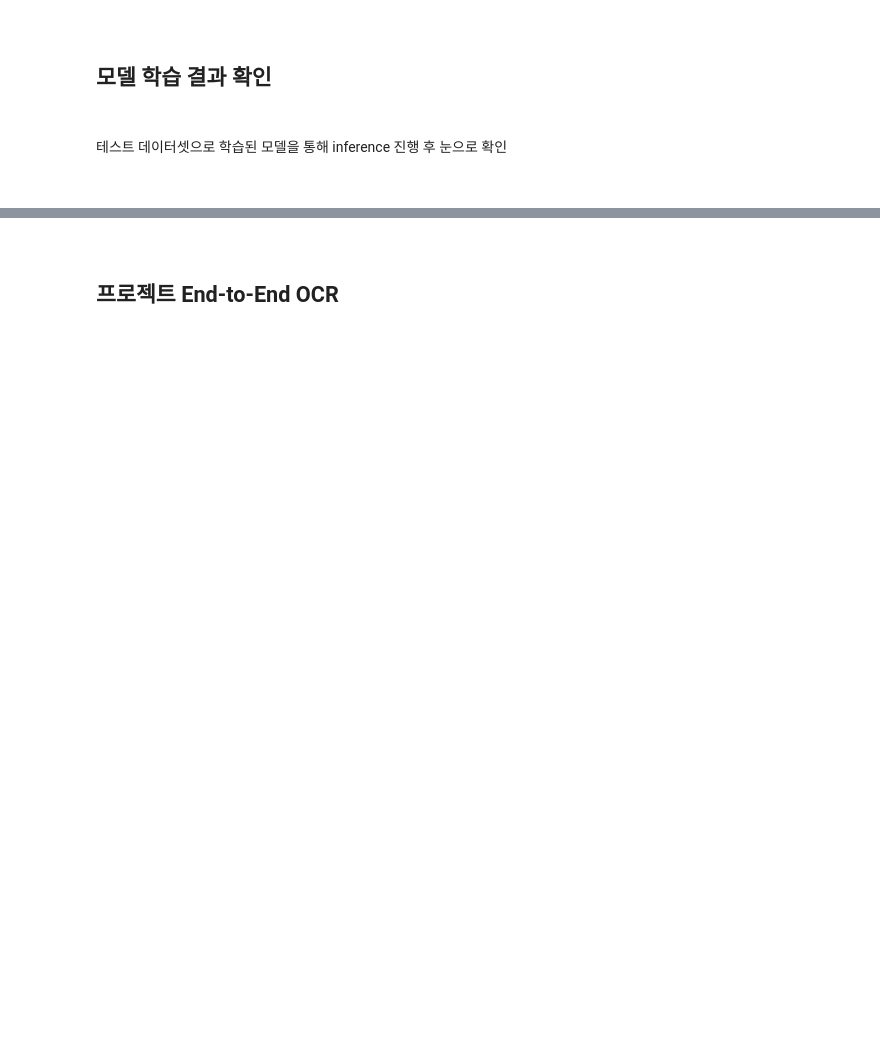
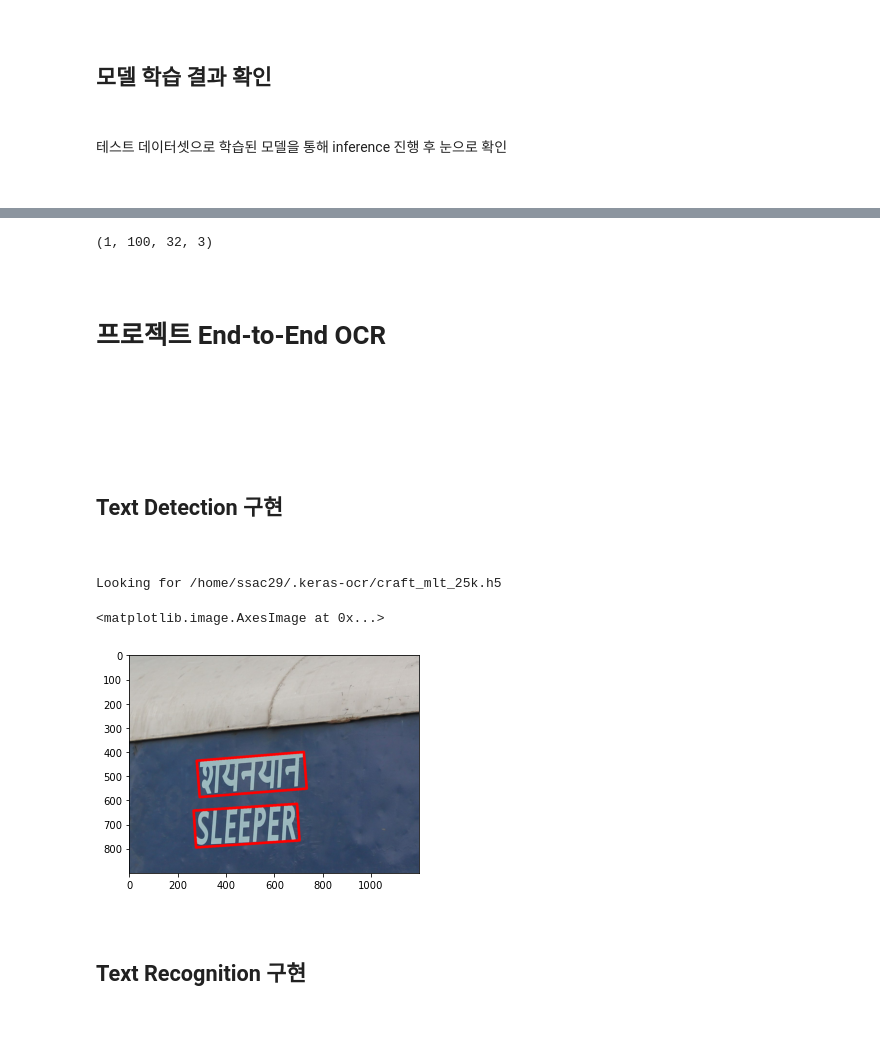
Before and after one commit to doutoury/end-to-end_OCR, a Jupyter notebook: OCR.ipynb, the cells around one changed output, grey strips where cells are left out. Drawn from its saved outputs; the diff is of its cells as text; code cells hidden in the pictures; blank space fills up the shorter version.

```diff
--- a/OCR.ipynb
+++ b/OCR.ipynb
@@ -740,11 +761,21 @@ InvalidArgumentError: 2 root error(s) found.
+# %%
+print(test_set[0][0]['input_image'][0:1,:,:,:].shape)
+# %% [output]
+(1, 100, 32, 3)
 # %% [markdown]
 <br>
 
-## 프로젝트 End-to-End OCR <br><br>
+# 프로젝트 End-to-End OCR <br><br>
 
 
 
 <br>
+# %% [markdown]
+<br>
+
+## Text Detection 구현
+
+<br>
 # %%
 # 필요한 모듈 임포트
 
@@ -752,33 +783,65 @@ import cv2
 import tensorflow as tf
 import numpy as np
 import matplotlib.pyplot as plt
+# %%
+# keras_ocr.detection
+
+from keras_ocr.detection import Detector
+
+detector = Detector()
+# %% [output]
+Looking for /home/ssac29/.keras-ocr/craft_mlt_25k.h5
+# %%
+# sample image path
+
+SAMPLE_IMG_PATH = HOME_DIR + '/sample.jpg'
 # %%
 # Text Detection 함수 작성
 # 이미지 경로를 받아 해당 이미지 내의 문자를 찾아내는 함수를 keras-ocr의 Detector를 이용해서 작성
 
 def detect_text(img_path):
+
+    # importing image data with opencv
     img = cv2.imread(img_path)
     line_img = img.copy()
     input_img = img[tf.newaxis,...]
-    result=detector.detect(input_img)
+
+    # text detection with keras_ocr's Detector()
+    result = detector.detect(input_img)
     ocr_result = result[0]
+
     cropped_imgs = []
     for text_result in ocr_result:
+
+        # draw line with cv2.line() method
         for i in range(4):
             if i==3:
-                line_img = cv2.line(line_img,tuple(text_result[3]),tuple(text_result[0]),(0,0,255),10)
+                a = (round(text_result[3][0]), round(text_result[3][1]))
+                b = (round(text_result[0][0]), round(text_result[0][1]))
+                line_img = cv2.line(line_img,a,b,(0,0,255),10)
             else:
-                line_img = cv2.line(line_img,tuple(text_result[i]),tuple(text_result[i+1]),(0,0,255),10)
+                a = (round(text_result[i][0]), round(text_result[i][1]))
+                b = (round(text_result[i+1][0]), round(text_result[i+1][1]))
+                line_img = cv2.line(line_img,a,b,(0,0,255),10)
+
         x_min = text_result[:,0].min() - 5
         x_max = text_result[:,0].max() + 5
         y_min = text_result[:,1].min() - 5
         y_max = text_result[:,1].max() + 5
         cropped_imgs.append(img[int(y_min):int(y_max),int(x_min):int(x_max)])
+
     return line_img, cropped_imgs
-img, cropped_img = detect_text(SAMPLE_IMG_PATH)
-plt.imshow(img[:,:,::-1])
 # %%
 # inference 후 시각화
 
-img_pil, cropped_img = detect_text(SAMPLE_IMG_PATH)
-display(img_pil)
+img, cropped_img = detect_text(SAMPLE_IMG_PATH)
+plt.imshow(img[:,:,::-1])
+# %% [output]
+<matplotlib.image.AxesImage at 0x...>
+[figure, added]
+# %% [markdown]
+<br>
+
+## Text Recognition 구현
+
+<br>
```
Also changed, not shown: parts of 7 cells of this notebook.
